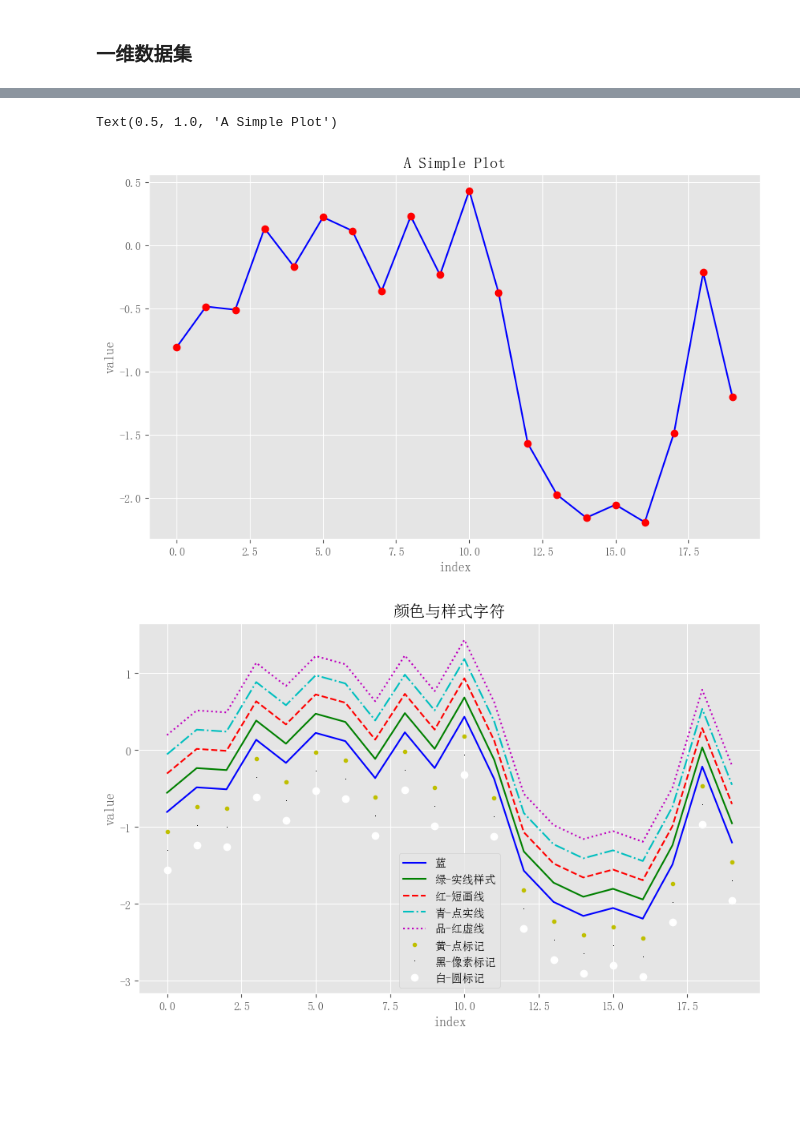
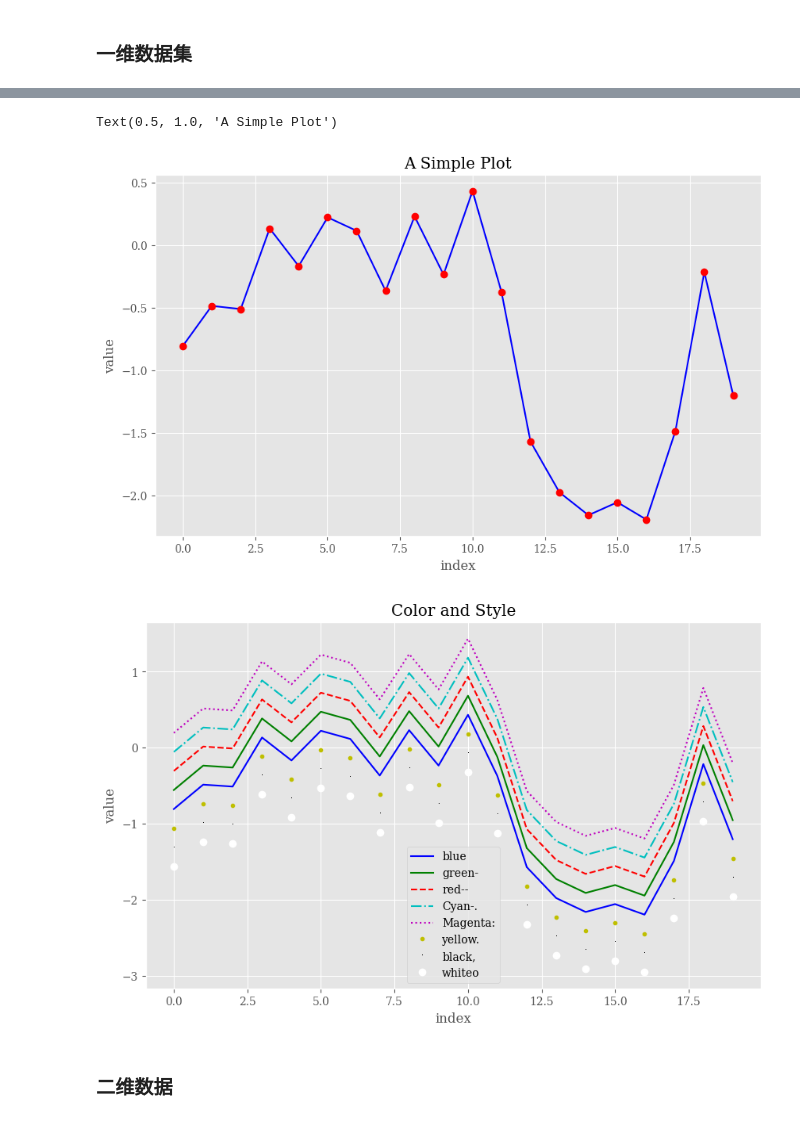
Before and after one commit to JPL-JUNO/Data-Analysis-and-Science, a Jupyter notebook: P4F/Ch07_visualization.ipynb, the cells around one changed output, grey strips where cells are left out. Cells and saved outputs as stored; diff of their text form; code cells hidden in the pictures; blank space fills up the shorter version.

Commit message:
data visualization

```diff
--- a/P4F/Ch07_visualization.ipynb
+++ b/P4F/Ch07_visualization.ipynb
@@ -29,8 +29,9 @@ import matplotlib as mpl
 print(mpl.__version__)
 import matplotlib.pyplot as plt
 plt.style.use('ggplot')
-mpl.rcParams['font.sans-serif'] = 'SimSun'
-plt.rcParams['axes.unicode_minus'] = False
+mpl.rcParams['font.family'] = 'serif'
+# mpl.rcParams['font.sans-serif'] = 'SimSun'
+# plt.rcParams['axes.unicode_minus'] = False
 %matplotlib inline
 # %% [output]
 3.7.1
@@ -80,21 +81,23 @@ plt.ylabel('value')
 plt.title('A Simple Plot')
 # %% [output]
 Text(0.5, 1.0, 'A Simple Plot')
-[figure, old version]
+[figure, new version]
 # %%
 plt.figure(figsize=(10, 6))
 plt.plot(y.cumsum(), 'b', lw=1.5)
 plt.plot(y.cumsum() + .25, 'g-', lw=1.5)
 plt.plot(y.cumsum() + .5, 'r--', lw=1.5)
 plt.plot(y.cumsum() + .75, 'c-.', lw=1.5)
 plt.plot(y.cumsum() + 1, 'm:', lw=1.5)
 plt.plot(y.cumsum() - .25, 'y.', lw=1.5)
 plt.plot(y.cumsum() - .5, 'k,', lw=1.5)
 plt.plot(y.cumsum() - .75, 'wo', lw=1.5)
-plt.legend(['蓝', '绿-实线样式', '红-短画线', '青-点实线', '品-红虚线', '黄-点标记', '黑-像素标记', '白-圆标记'])
+plt.legend(['blue', 'green-', 'red--', 'Cyan-.', 'Magenta:', 'yellow.', 'black,', 'whiteo'])
 plt.xlabel('index')
 plt.ylabel('value')
-plt.title('颜色与样式字符')
+plt.title('Color and Style')
 plt.show()
 # %% [output]
-[figure, old version]
+[figure, new version]
+# %% [markdown]
+### 二维数据
```
Also changed, not shown: parts of 26 cells of this notebook.
